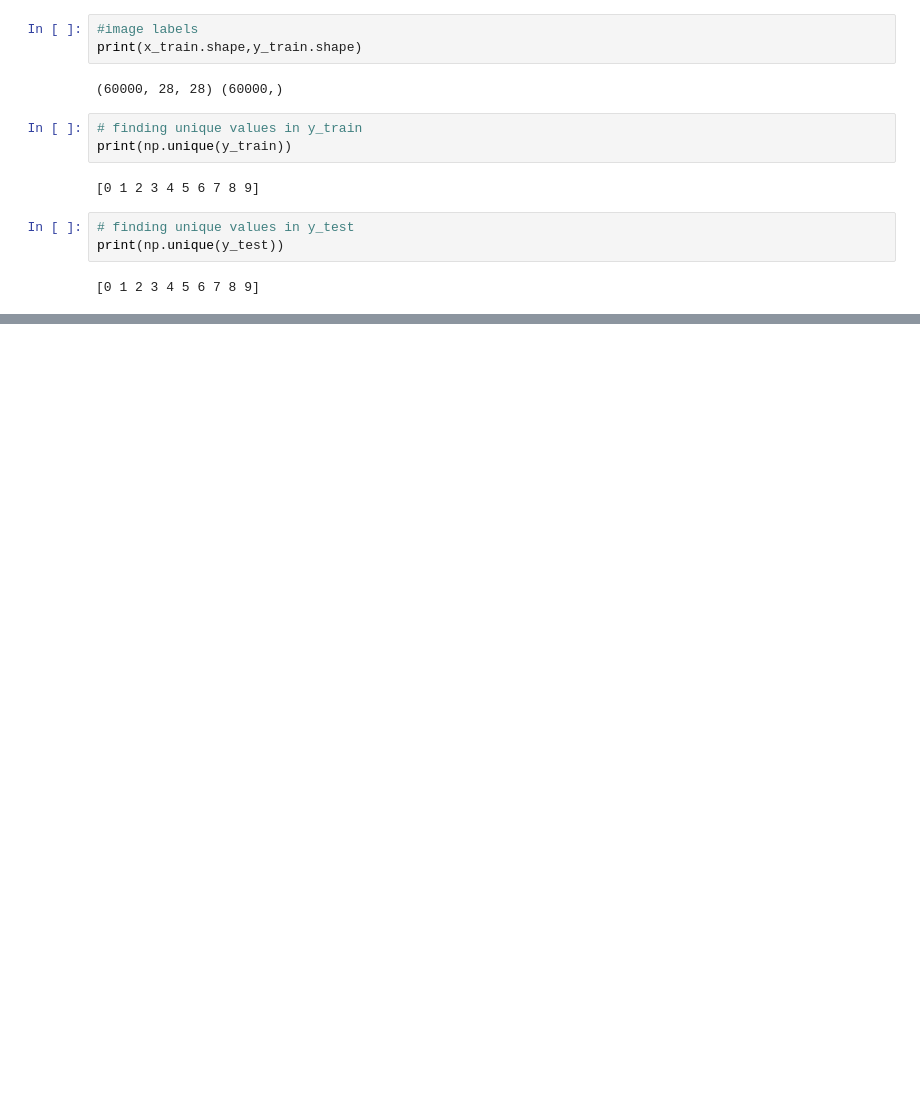
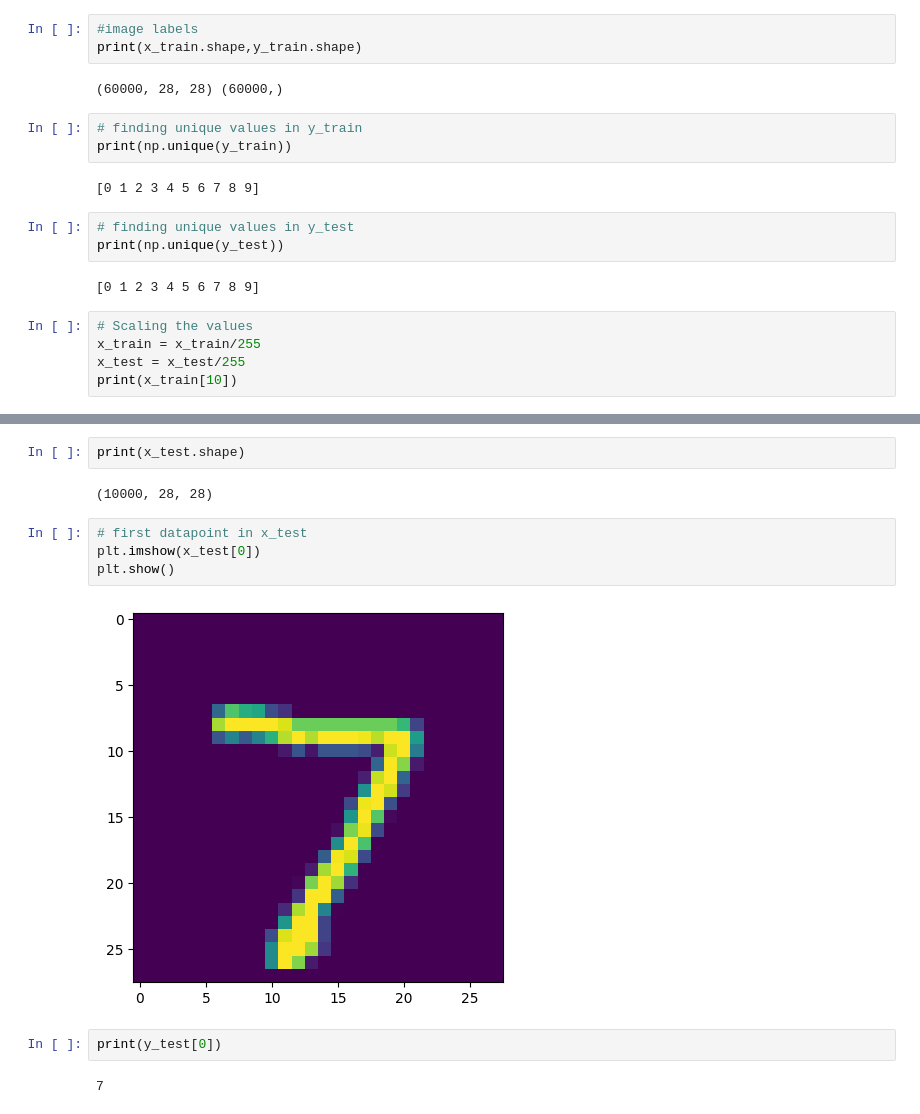
Before and after one commit to harshithgowdakc/own_projects, a Jupyter notebook: Processing_image_data_for_Deep_Learninged31.ipynb, the cells around one changed output, grey strips where cells are left out. Drawn from its saved outputs; the diff is of its cells as text; blank space fills up the shorter version.

```diff
--- a/Processing_image_data_for_Deep_Learninged31.ipynb
+++ b/Processing_image_data_for_Deep_Learninged31.ipynb
@@ -80,3 +77,8 @@ print(np.unique(y_train))
 print(np.unique(y_test))
 # %% [output]
 [0 1 2 3 4 5 6 7 8 9]
+# %%
+# Scaling the values
+x_train = x_train/255
+x_test = x_test/255
+print(x_train[10])
@@ -82,0 +149,14 @@ print(np.unique(y_test))
+# %%
+print(x_test.shape)
+# %% [output]
+(10000, 28, 28)
+# %%
+# first datapoint in x_test
+plt.imshow(x_test[0])
+plt.show()
+# %% [output]
+[figure, added]
+# %%
+print(y_test[0])
+# %% [output]
+7
```
Also changed, not shown: parts of 6 cells of this notebook.
